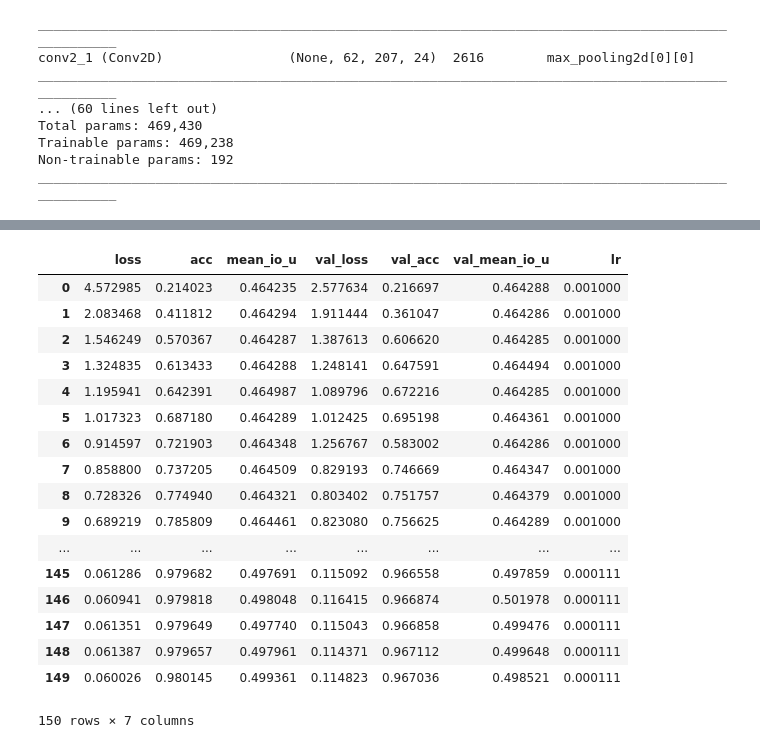
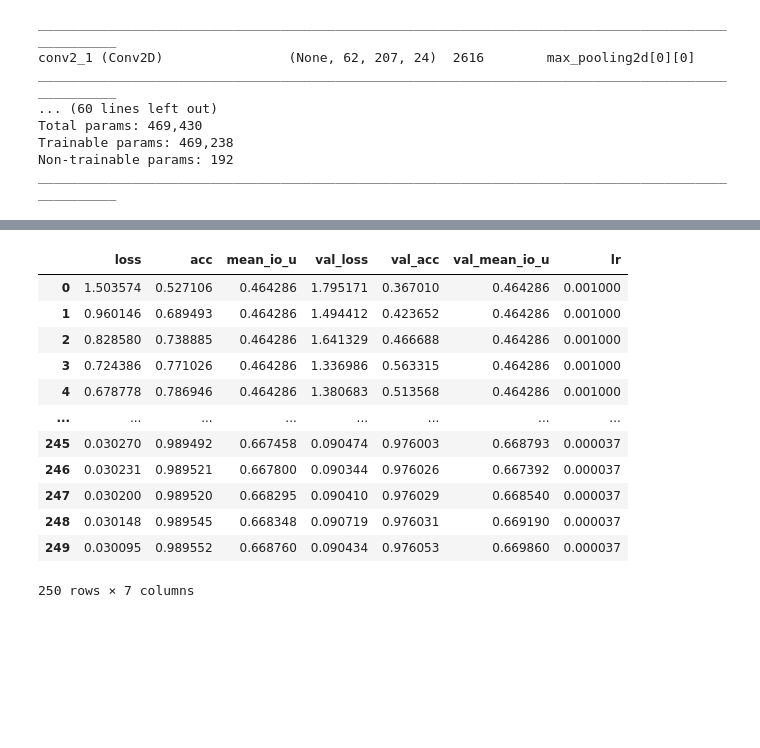
Before and after one commit to ae137/SemanticSegmentation, a Jupyter notebook: Code/train_network.ipynb, the cells around one changed output, grey strips where cells are left out. Drawn from its saved outputs; the diff is of its cells as text; code cells hidden in the pictures; blank space fills up the shorter version.

```diff
--- a/Code/train_network.ipynb
+++ b/Code/train_network.ipynb
@@ -84,8 +130,8 @@ plt.show()
 # %% [markdown]
 ## Setting model and training parameters
 # %%
-batch_size = 8
-epochs = 150
+batch_size = 16
+epochs = 250
 img_shape = train_images[0].shape
 img_shape
 # %% [output]
@@ -151,6 +197,6 @@ def multiBranchWithSkipLayers():
 
     return models.Model(inputs=inputs, outputs=predictions)
 
-model = multiBranchWithSkipLayers()
-utils.plot_model(model, to_file='model.png', show_shapes=True)
+simple_model = multiBranchWithSkipLayers()
+utils.plot_model(simple_model, to_file='simple_model.png', show_shapes=True)
 # %% [output]
@@ -162,12 +207,11 @@ Call initializer instance with the dtype argument instead of passing it to the c
 # %%
 optimizer = optimizers.RMSprop()
 
-model.compile(optimizer=optimizer,
-              # loss=losses.mean_absolute_error,
-              loss=losses.CategoricalCrossentropy(),
-              metrics=['accuracy', metrics.MeanIoU(num_classes=one_hot_encoded_labels.shape[3])]
-             )
-model.summary()
+simple_model.compile(optimizer=optimizer,
+                     loss=losses.CategoricalCrossentropy(),
+                     metrics=['accuracy', metrics.MeanIoU(num_classes=one_hot_encoded_labels.shape[3])]
+                    )
+simple_model.summary()
 # %% [output]
 Model: "model"
 __________________________________________________________________________________________________
@@ -188,11 +232,14 @@ Non-trainable params: 192
 __________________________________________________________________________________________________
 # %%
 def learning_rate_schedule(epoch):
-    return 0.001 / 3**(epoch // 50)
+    return 0.001 / 3**(epoch // 75)
 
 lr_schedule = callbacks.LearningRateScheduler(learning_rate_schedule, verbose=1)
 
-history = model.fit(train_images[0:], one_hot_encoded_labels[0:], epochs=epochs,
-                   validation_split=0.15, verbose=1, initial_epoch=0, callbacks=[lr_schedule])
+history_simple = simple_model.fit(train_images[0:], one_hot_encoded_labels[0:],
+                                  epochs=epochs, batch_size=batch_size,
+                                  validation_split=0.15, verbose=1,
+                                  initial_epoch=0, callbacks=[lr_schedule],
+                                  shuffle='batch')
 # %% [output]
 Train on 379 samples, validate on 68 samples
@@ -219,26 +262,21 @@ Epoch 150/150
 # %%
 import pandas as pd
-hist = pd.DataFrame(history.history)
-hist
+hist_simple = pd.DataFrame(history_simple.history)
+hist_simple
 # %% [output]
 |  | loss | acc | mean_io_u | val_loss | val_acc | val_mean_io_u | lr |
-| 0 | 4.572985 | 0.214023 | 0.464235 | 2.577634 | 0.216697 | 0.464288 | 0.001000 |
-| 1 | 2.083468 | 0.411812 | 0.464294 | 1.911444 | 0.361047 | 0.464286 | 0.001000 |
-| 2 | 1.546249 | 0.570367 | 0.464287 | 1.387613 | 0.606620 | 0.464285 | 0.001000 |
-| 3 | 1.324835 | 0.613433 | 0.464288 | 1.248141 | 0.647591 | 0.464494 | 0.001000 |
-| 4 | 1.195941 | 0.642391 | 0.464987 | 1.089796 | 0.672216 | 0.464285 | 0.001000 |
-| 5 | 1.017323 | 0.687180 | 0.464289 | 1.012425 | 0.695198 | 0.464361 | 0.001000 |
-| 6 | 0.914597 | 0.721903 | 0.464348 | 1.256767 | 0.583002 | 0.464286 | 0.001000 |
-| 7 | 0.858800 | 0.737205 | 0.464509 | 0.829193 | 0.746669 | 0.464347 | 0.001000 |
-| 8 | 0.728326 | 0.774940 | 0.464321 | 0.803402 | 0.751757 | 0.464379 | 0.001000 |
-| 9 | 0.689219 | 0.785809 | 0.464461 | 0.823080 | 0.756625 | 0.464289 | 0.001000 |
+| 0 | 1.503574 | 0.527106 | 0.464286 | 1.795171 | 0.367010 | 0.464286 | 0.001000 |
+| 1 | 0.960146 | 0.689493 | 0.464286 | 1.494412 | 0.423652 | 0.464286 | 0.001000 |
+| 2 | 0.828580 | 0.738885 | 0.464286 | 1.641329 | 0.466688 | 0.464286 | 0.001000 |
+| 3 | 0.724386 | 0.771026 | 0.464286 | 1.336986 | 0.563315 | 0.464286 | 0.001000 |
+| 4 | 0.678778 | 0.786946 | 0.464286 | 1.380683 | 0.513568 | 0.464286 | 0.001000 |
 | ... | ... | ... | ... | ... | ... | ... | ... |
-| 145 | 0.061286 | 0.979682 | 0.497691 | 0.115092 | 0.966558 | 0.497859 | 0.000111 |
-| 146 | 0.060941 | 0.979818 | 0.498048 | 0.116415 | 0.966874 | 0.501978 | 0.000111 |
-| 147 | 0.061351 | 0.979649 | 0.497740 | 0.115043 | 0.966858 | 0.499476 | 0.000111 |
-| 148 | 0.061387 | 0.979657 | 0.497961 | 0.114371 | 0.967112 | 0.499648 | 0.000111 |
-| 149 | 0.060026 | 0.980145 | 0.499361 | 0.114823 | 0.967036 | 0.498521 | 0.000111 |
+| 245 | 0.030270 | 0.989492 | 0.667458 | 0.090474 | 0.976003 | 0.668793 | 0.000037 |
+| 246 | 0.030231 | 0.989521 | 0.667800 | 0.090344 | 0.976026 | 0.667392 | 0.000037 |
+| 247 | 0.030200 | 0.989520 | 0.668295 | 0.090410 | 0.976029 | 0.668540 | 0.000037 |
+| 248 | 0.030148 | 0.989545 | 0.668348 | 0.090719 | 0.976031 | 0.669190 | 0.000037 |
+| 249 | 0.030095 | 0.989552 | 0.668760 | 0.090434 | 0.976053 | 0.669860 | 0.000037 |
-150 rows × 7 columns
+250 rows × 7 columns
 # %%
 start = 0
 end = epochs
```
Also changed, not shown: parts of 30 cells of this notebook, 15 other files.
